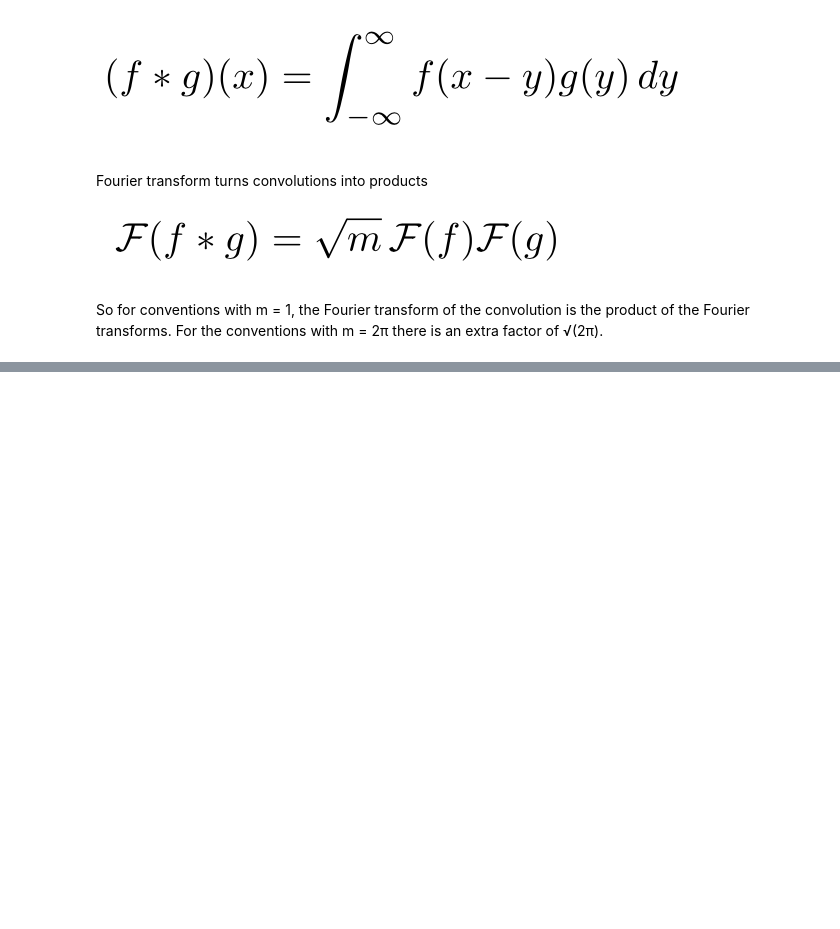
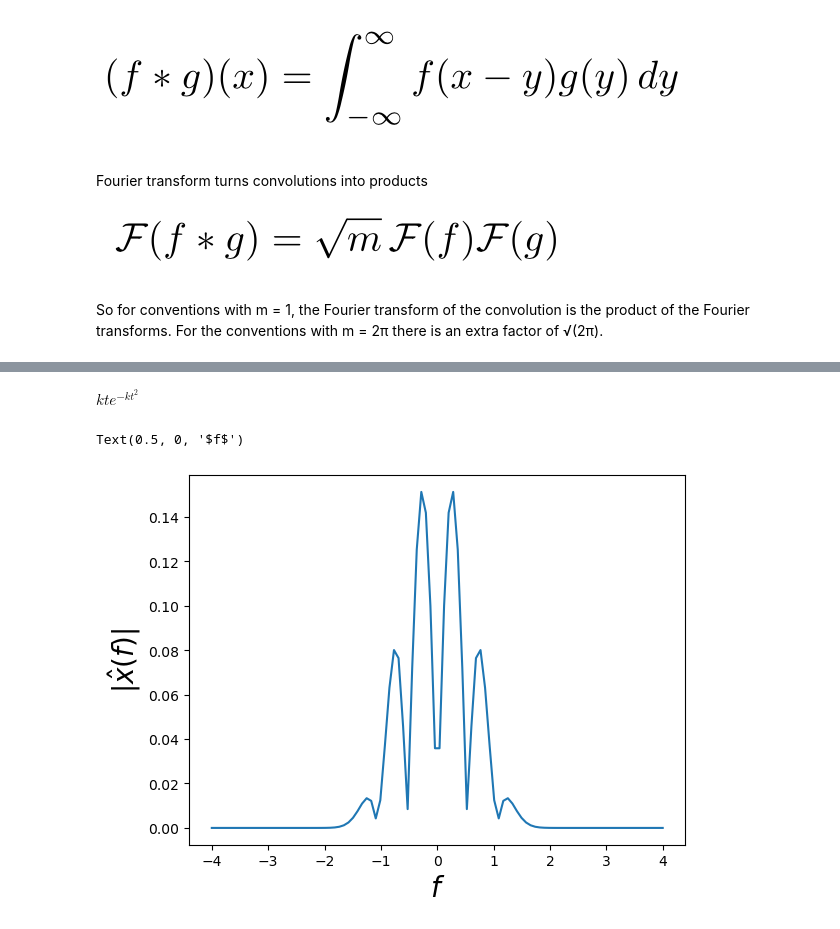
Before and after one commit to adamdalton155/EmergingTechRepoFinal, a Jupyter notebook: Topic Four.ipynb, the cells around one changed output, grey strips where cells are left out. Cells and saved outputs as stored; diff of their text form; code cells hidden in the pictures; blank space fills up the shorter version.

Commit message:
added Continious time and frequency Fourier Transform

```diff
--- a/Topic Four.ipynb
+++ b/Topic Four.ipynb
@@ -36,0 +50,7 @@ So for conventions with m = 1, the Fourier transform of the convolution is the p
+# %%
+t, f = smp.symbols('t,f', real = True)
+k = smp.symbols('k', real=True, positive=True)
+x = smp.exp(-k * t**2) * k * t
+x
+# %% [output]
+$\displaystyle k t e^{- k t^{2}}$
@@ -36,0 +61,23 @@ So for conventions with m = 1, the Fourier transform of the convolution is the p
+# %%
+#Define the function we want to take Fourier Transfrom of and
+#Function to complete Fourier Transform
+def x(t,k):
+    return np.exp(-k * t**2) * np.sin(k*t) * t**4
+def get_x_FT(x, f, k):
+    x_FT_integrand_real = lambda t: np.real(x(t,k)*np.exp(-2*np.pi*1j*f*t))
+    x_FT_integrand_comp = lambda t: np.imag(x(t,k)*np.exp(-2*np.pi*1j*f*t))
+    x_FT_real = quad(x_FT_integrand_real, -np.inf, np.inf)[0]
+    x_FT_comp = quad(x_FT_integrand_comp, -np.inf, np.inf)[0]
+    return x_FT_real + 1j*x_FT_comp
+# %%
+#Get Frequencies and fourier transform values
+f = np.linspace(-4,4, 100)
+x_FT = np.vectorize(get_x_FT)(x,f,k=2)
+# %%
+#Plot
+plt.plot(f, np.abs(x_FT))
+plt.ylabel('$|\hat{x}(f)|$', fontsize=20)
+plt.xlabel('$f$', fontsize = 20)
+# %% [output]
+Text(0.5, 0, '$f$')
+[figure, added]
```
Also changed, not shown: parts of 5 cells of this notebook.
